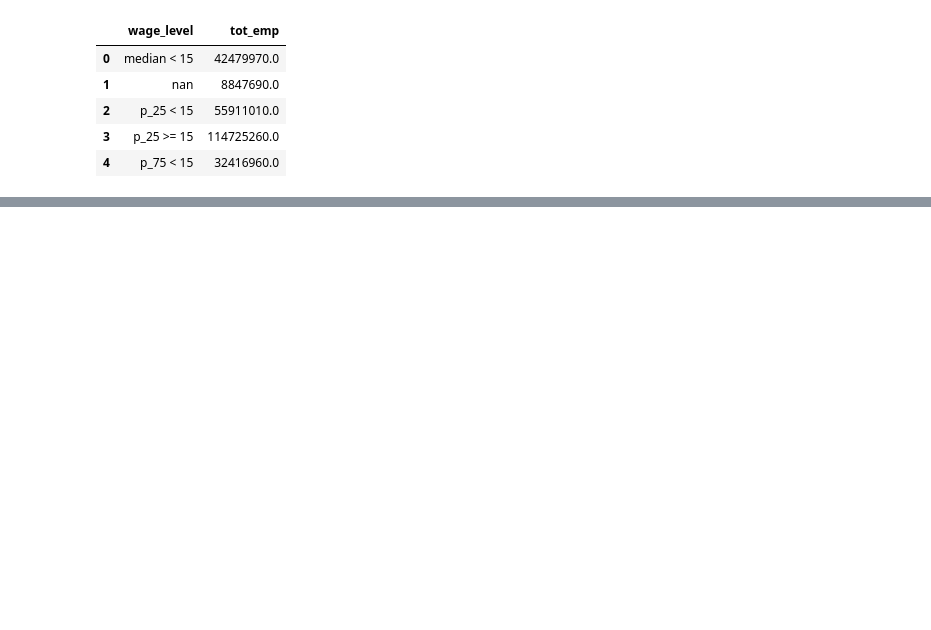
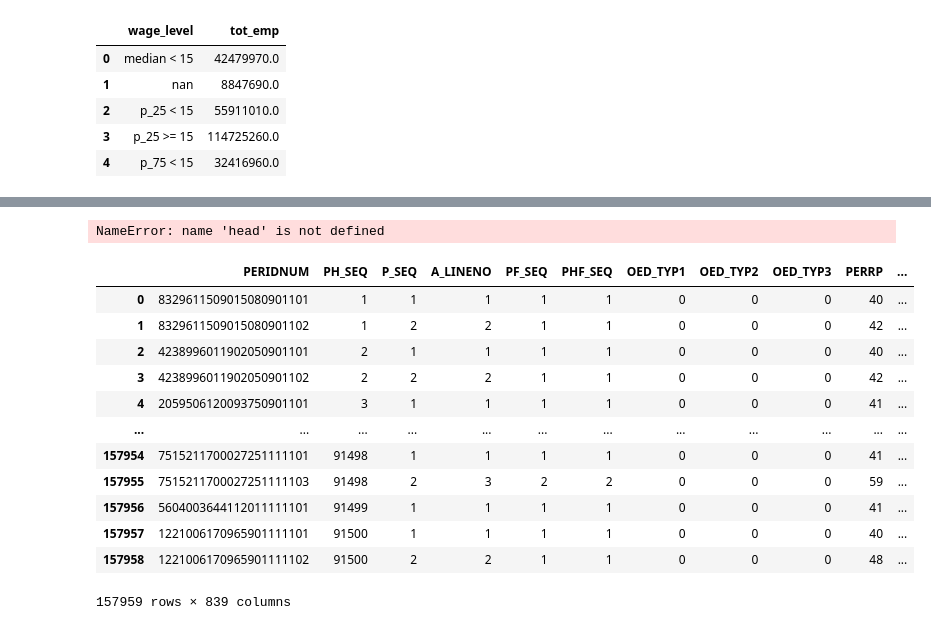
Before and after one commit to UBICenter/min-wage, a Jupyter notebook: jb/min_wage_script.ipynb, the cells around one changed output, grey strips where cells are left out. Cells and saved outputs as stored; diff of their text form; code cells hidden in the pictures; blank space fills up the shorter version.

```diff
--- a/jb/min_wage_script.ipynb
+++ b/jb/min_wage_script.ipynb
@@ -587,3 +593,30 @@ fig_5.show()
 # for dist. analysis, bucket people into wage categories, find total people in each category
 # Look @ spm resources
 # increase/reduce income according to CBO paper-- figure out what % of income that represents and apply to everyone
+
+
+raw_cps = pd.read_csv("https://github.com/MaxGhenis/datarepo/raw/master/pppub20.csv.gz")
+
+
+# classify people based on their ratio to the poverty line
+# FPOVCUT is annual poverty threshold-- ideally use person record
+# POVLL is pov ratio
+# PERLIS
+# %% [output]
+NameError: name 'head' is not defined
+# %%
+raw_cps
+# %% [output]
+|  | PERIDNUM | PH_SEQ | P_SEQ | A_LINENO | PF_SEQ | PHF_SEQ | OED_TYP1 | OED_TYP2 | OED_TYP3 | PERRP | ... |
+| 0 | 8329611509015080901101 | 1 | 1 | 1 | 1 | 1 | 0 | 0 | 0 | 40 | ... |
+| 1 | 8329611509015080901102 | 1 | 2 | 2 | 1 | 1 | 0 | 0 | 0 | 42 | ... |
+| 2 | 4238996011902050901101 | 2 | 1 | 1 | 1 | 1 | 0 | 0 | 0 | 40 | ... |
+| 3 | 4238996011902050901102 | 2 | 2 | 2 | 1 | 1 | 0 | 0 | 0 | 42 | ... |
+| 4 | 2059506120093750901101 | 3 | 1 | 1 | 1 | 1 | 0 | 0 | 0 | 41 | ... |
+| ... | ... | ... | ... | ... | ... | ... | ... | ... | ... | ... | ... |
+| 157954 | 7515211700027251111101 | 91498 | 1 | 1 | 1 | 1 | 0 | 0 | 0 | 41 | ... |
+| 157955 | 7515211700027251111103 | 91498 | 2 | 3 | 2 | 2 | 0 | 0 | 0 | 59 | ... |
+| 157956 | 5604003644112011111101 | 91499 | 1 | 1 | 1 | 1 | 0 | 0 | 0 | 41 | ... |
+| 157957 | 1221006170965901111101 | 91500 | 1 | 1 | 1 | 1 | 0 | 0 | 0 | 40 | ... |
+| 157958 | 1221006170965901111102 | 91500 | 2 | 2 | 1 | 1 | 0 | 0 | 0 | 48 | ... |
+157959 rows × 839 columns
```
Also changed, not shown: parts of 4 cells of this notebook, 7 other files.
